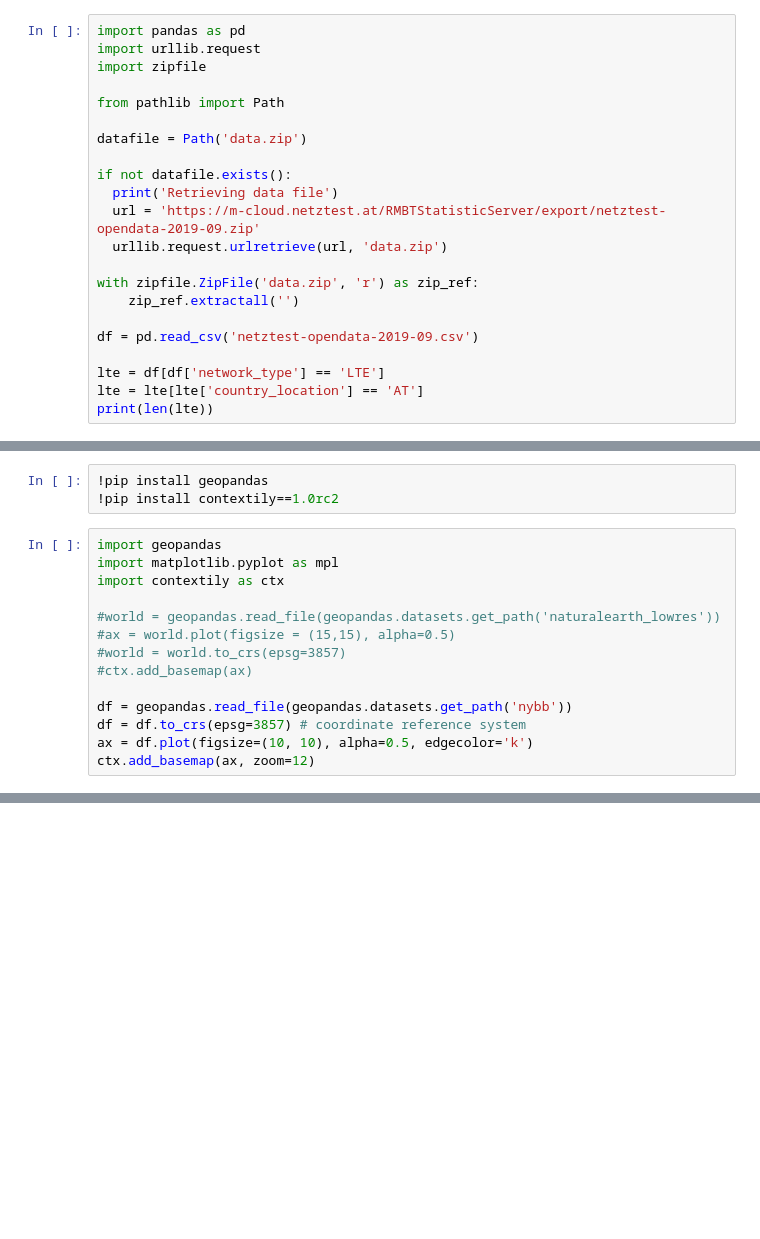
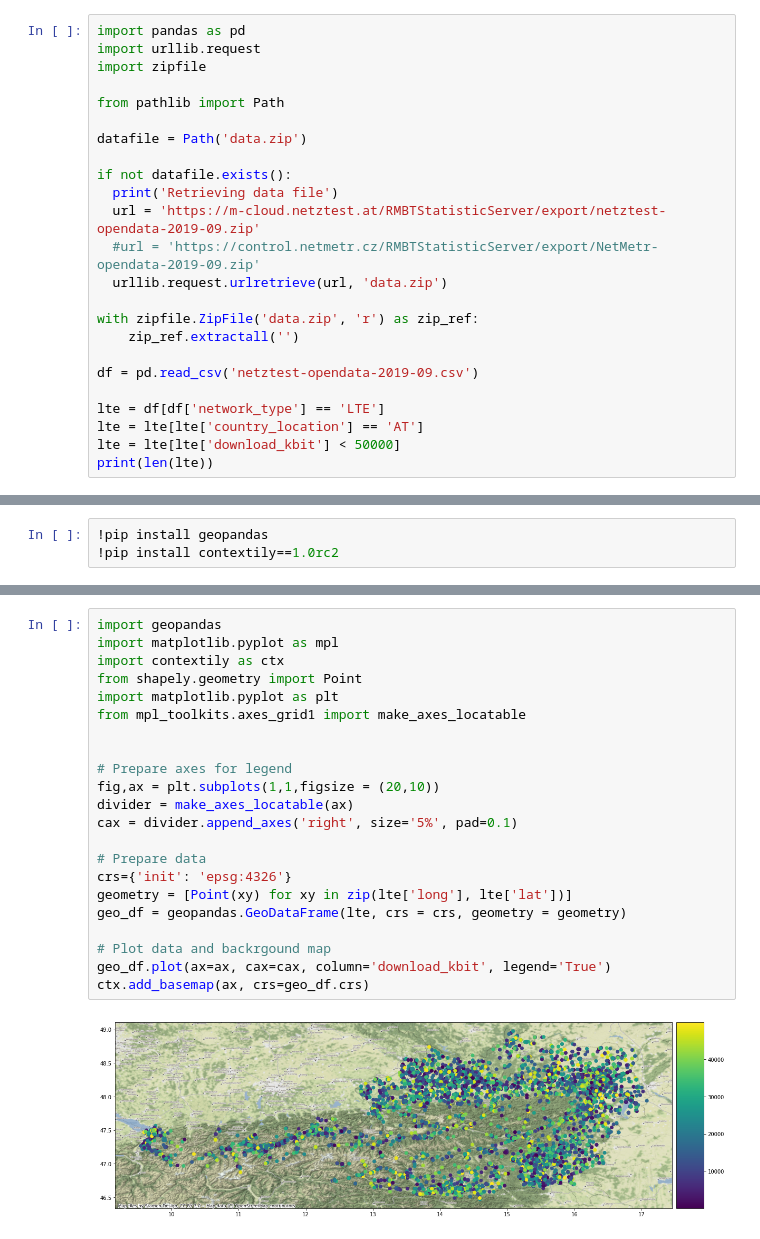
Before and after one commit to slaninam/MCDA, a Jupyter notebook: exploratory.ipynb, the cells around one changed output, grey strips where cells are left out. Cells and saved outputs as stored; diff of their text form; blank space fills up the shorter version.

```diff
--- a/exploratory.ipynb
+++ b/exploratory.ipynb
@@ -12,6 +12,7 @@ datafile = Path('data.zip')
 if not datafile.exists():
   print('Retrieving data file')
   url = 'https://m-cloud.netztest.at/RMBTStatisticServer/export/netztest-opendata-2019-09.zip'
+  #url = 'https://control.netmetr.cz/RMBTStatisticServer/export/NetMetr-opendata-2019-09.zip'
   urllib.request.urlretrieve(url, 'data.zip')
 
 with zipfile.ZipFile('data.zip', 'r') as zip_ref:
@@ -21,5 +22,6 @@ df = pd.read_csv('netztest-opendata-2019-09.csv')
 
 lte = df[df['network_type'] == 'LTE']
 lte = lte[lte['country_location'] == 'AT']
+lte = lte[lte['download_kbit'] < 50000]
 print(len(lte))
 # %% [output]
@@ -47,17 +31,3 @@ sorted(list(lte))
 # %%
 !pip install geopandas
 !pip install contextily==1.0rc2
-# %%
-import geopandas
-import matplotlib.pyplot as mpl
-import contextily as ctx
-
-#world = geopandas.read_file(geopandas.datasets.get_path('naturalearth_lowres'))
-#ax = world.plot(figsize = (15,15), alpha=0.5)
-#world = world.to_crs(epsg=3857)
-#ctx.add_basemap(ax)
-
-df = geopandas.read_file(geopandas.datasets.get_path('nybb'))
-df = df.to_crs(epsg=3857) # coordinate reference system
-ax = df.plot(figsize=(10, 10), alpha=0.5, edgecolor='k')
-ctx.add_basemap(ax, zoom=12)
@@ -65,0 +34,24 @@ ctx.add_basemap(ax, zoom=12)
+# %%
+import geopandas
+import matplotlib.pyplot as mpl
+import contextily as ctx
+from shapely.geometry import Point
+import matplotlib.pyplot as plt
+from mpl_toolkits.axes_grid1 import make_axes_locatable
+
+
+# Prepare axes for legend
+fig,ax = plt.subplots(1,1,figsize = (20,10))
+divider = make_axes_locatable(ax)
+cax = divider.append_axes('right', size='5%', pad=0.1)
+
+# Prepare data
+crs={'init': 'epsg:4326'}
+geometry = [Point(xy) for xy in zip(lte['long'], lte['lat'])]
+geo_df = geopandas.GeoDataFrame(lte, crs = crs, geometry = geometry)
+
+# Plot data and backrgound map
+geo_df.plot(ax=ax, cax=cax, column='download_kbit', legend='True')
+ctx.add_basemap(ax, crs=geo_df.crs)
+# %% [output]
+[figure, added]
```
Also changed, not shown: parts of 3 cells of this notebook.
